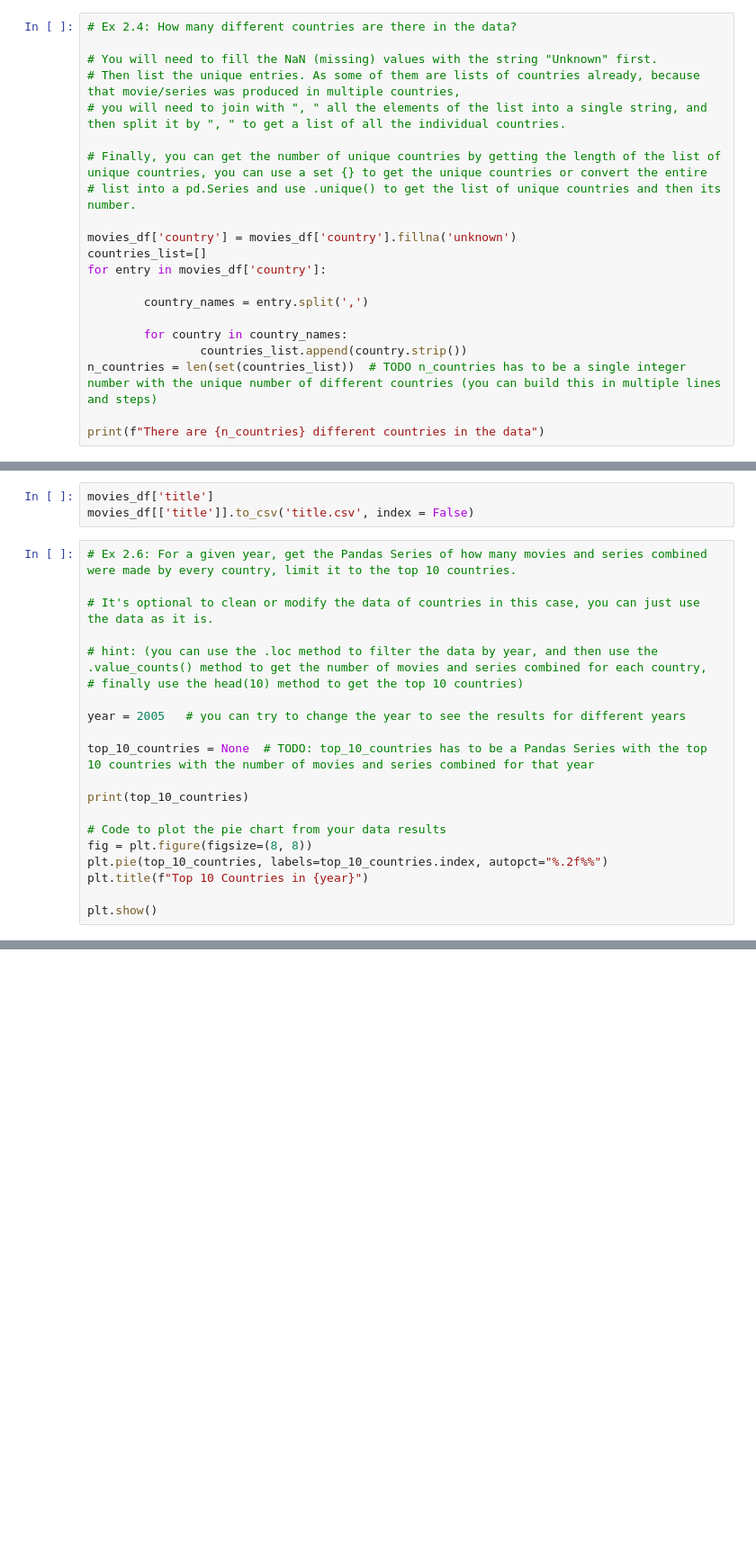
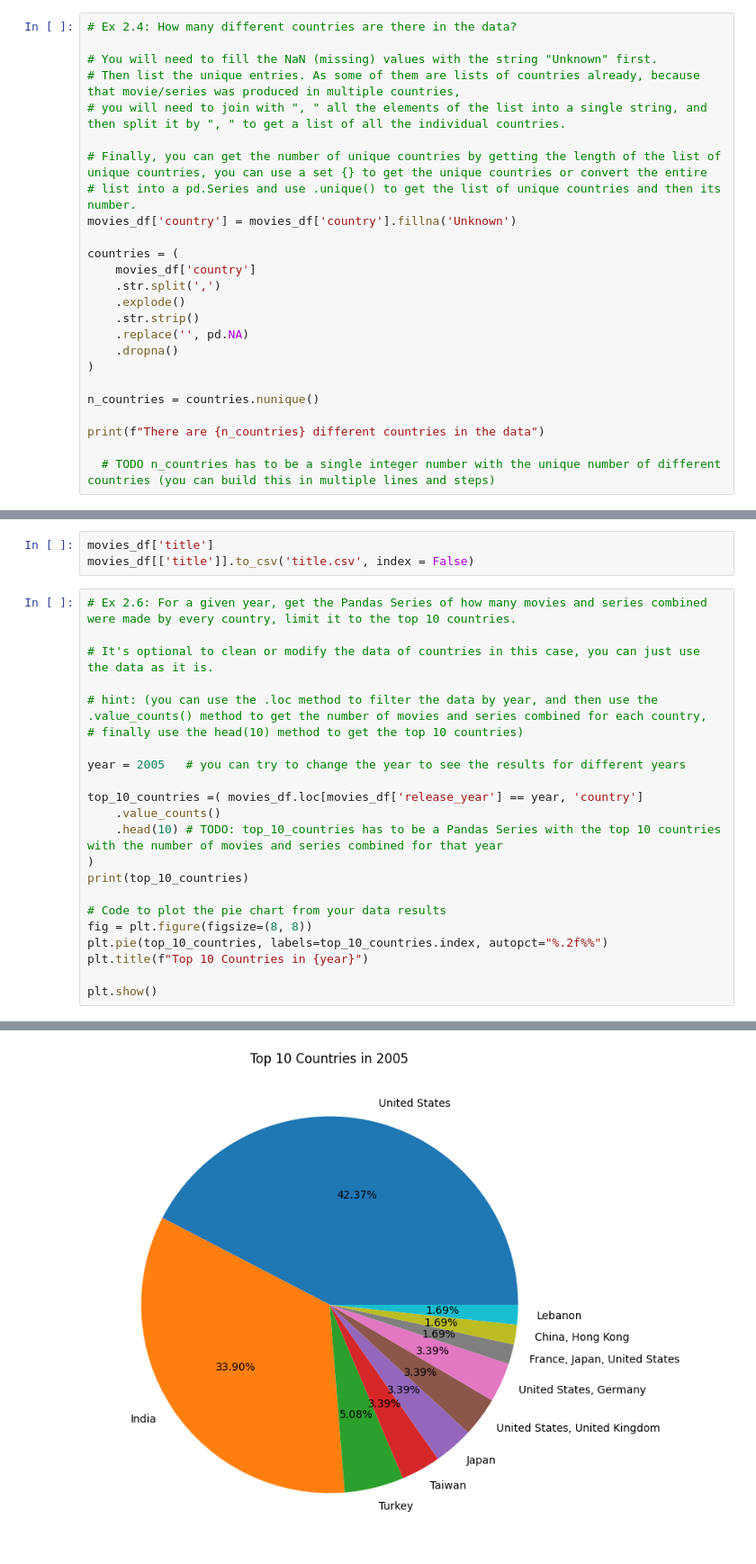
Before and after one commit to sarathdotgithub/eae_ipld_project_me, a Jupyter notebook: development/02_netflix_data_analysis.ipynb, the cells around one changed output, grey strips where cells are left out. Shown at 90% size. Cells and saved outputs as stored; diff of their text form; blank space fills up the shorter version.

```diff
--- a/development/02_netflix_data_analysis.ipynb
+++ b/development/02_netflix_data_analysis.ipynb
@@ -89,16 +89,20 @@ Number of missing directors: 2634
 
 # Finally, you can get the number of unique countries by getting the length of the list of unique countries, you can use a set {} to get the unique countries or convert the entire
 # list into a pd.Series and use .unique() to get the list of unique countries and then its number.
+movies_df['country'] = movies_df['country'].fillna('Unknown')
 
-movies_df['country'] = movies_df['country'].fillna('unknown')
-countries_list=[]
-for entry in movies_df['country']:
+countries = (
+    movies_df['country']
+    .str.split(',')
+    .explode()
+    .str.strip()
+    .replace('', pd.NA)
+    .dropna()
+)
 
-        country_names = entry.split(',')
-
-        for country in country_names:
-                countries_list.append(country.strip())
-n_countries = len(set(countries_list))  # TODO n_countries has to be a single integer number with the unique number of different countries (you can build this in multiple lines and steps)
+n_countries = countries.nunique()
 
 print(f"There are {n_countries} different countries in the data")
+
+  # TODO n_countries has to be a single integer number with the unique number of different countries (you can build this in multiple lines and steps)
 # %% [output]
@@ -131,8 +135,10 @@ movies_df[['title']].to_csv('title.csv', index = False)
 
 year = 2005   # you can try to change the year to see the results for different years
 
-top_10_countries = None  # TODO: top_10_countries has to be a Pandas Series with the top 10 countries with the number of movies and series combined for that year
-
+top_10_countries =( movies_df.loc[movies_df['release_year'] == year, 'country']
+    .value_counts()
+    .head(10) # TODO: top_10_countries has to be a Pandas Series with the top 10 countries with the number of movies and series combined for that year
+)
 print(top_10_countries)
 
 # Code to plot the pie chart from your data results
@@ -141,3 +147,4 @@ plt.pie(top_10_countries, labels=top_10_countries.index, autopct="%.2f%%")
 plt.title(f"Top 10 Countries in {year}")
 
 plt.show()
+# %% [output]
@@ -144,3 +163,4 @@ plt.show()
+[figure, added]
 # %%
 # Ex 2.7: Make a line chart of the average duration of movies (not TV shows) in minutes for every year across all the years.
 
```
Also changed, not shown: parts of 3 cells of this notebook.
